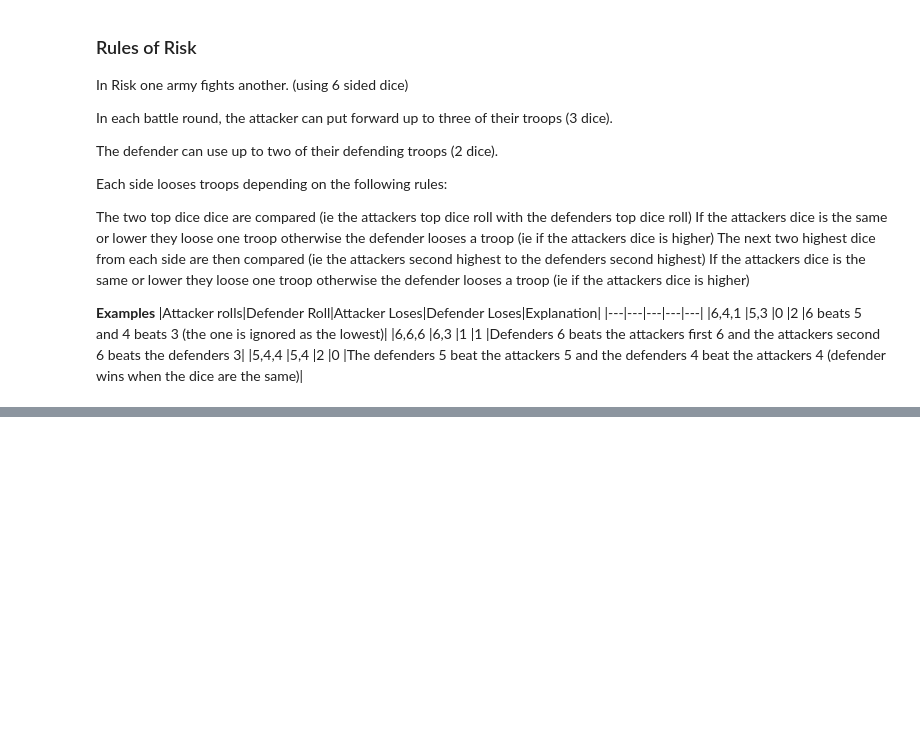
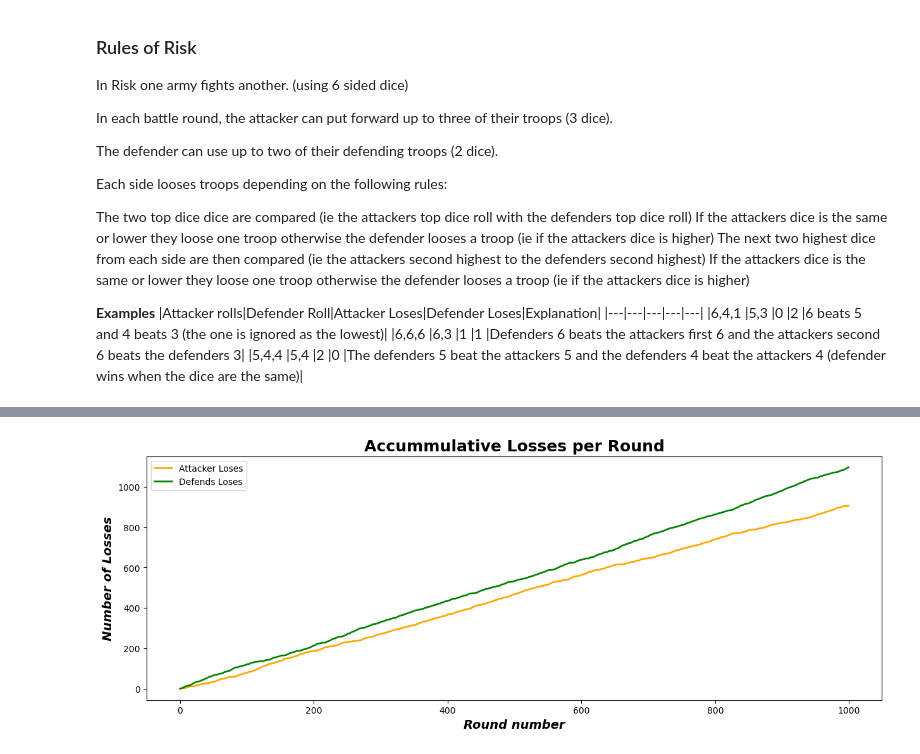
Before and after one commit to Ange-Dvs/PFDA-assignments, a Jupyter notebook: assignment_05_risk.ipynb, the cells around one changed output, grey strips where cells are left out. Drawn from its saved outputs; the diff is of its cells as text; code cells hidden in the pictures; blank space fills up the shorter version.

```diff
--- a/assignment_05_risk.ipynb
+++ b/assignment_05_risk.ipynb
@@ -99,0 +133,17 @@ Round 2:
+# %%
+#Plotting accummulative losses per round
+
+plt.figure(figsize=(15,5)) #setting the size of the image
+plt.plot(df['Total Attacker Loses'],label='Attacker Loses', marker='', linewidth=1.9, color='orange') #plotting the accummulative line in orange for the attacker
+plt.plot(df['Total Defender Loses'],label='Defends Loses', marker='', linewidth=1.9, color='green') #plotting the accummulative line in green for the defender
+
+#Set labels and title
+plt.xlabel('Round number', fontsize=14, fontstyle='italic', weight='extra bold')
+plt.ylabel('Number of Losses', fontsize=14, fontstyle='italic', weight='extra bold')
+plt.legend()
+plt.title('Accummulative Losses per Round', fontsize=18, weight='black')
+
+#Show the plot
+plt.show()
+# %% [output]
+[figure, added]
```
Also changed, not shown: parts of 8 cells of this notebook, 2 other files.
